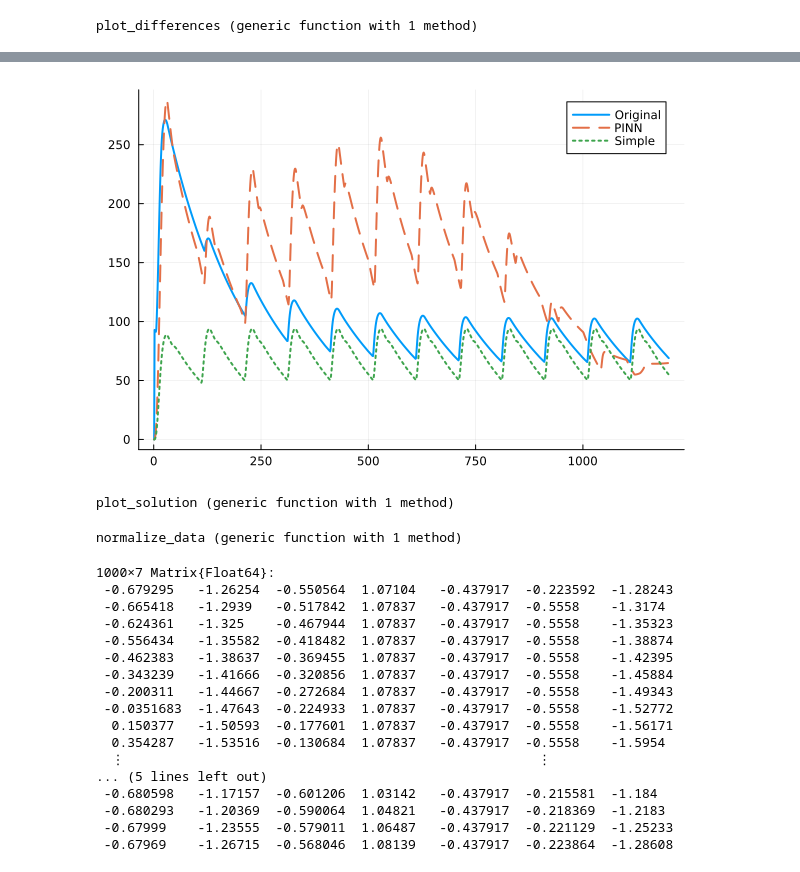
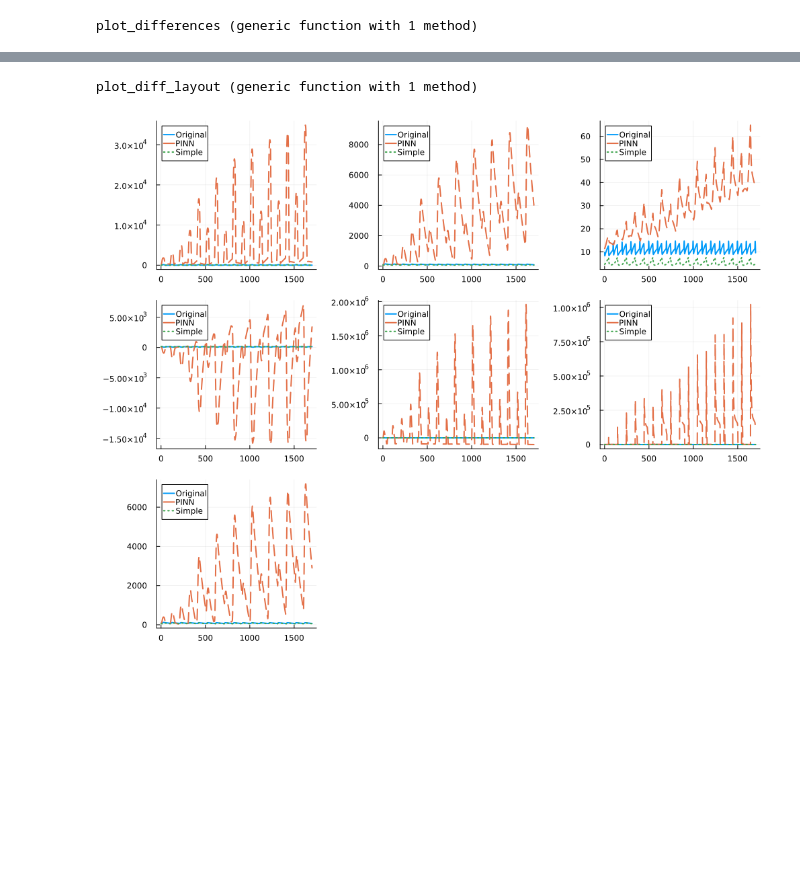
Before and after one commit to mdydek/PINNFuser.jl, a Jupyter notebook: SR/plots_benchmarks.ipynb, the cells around one changed output, grey strips where cells are left out. Cells and saved outputs as stored; diff of their text form; code cells hidden in the pictures; blank space fills up the shorter version.

```diff
--- a/SR/plots_benchmarks.ipynb
+++ b/SR/plots_benchmarks.ipynb
@@ -100,9 +101,5 @@ plot_differences(1)
-# %%
-plot_differences(7)
-# %% [output]
-[figure, removed]
 # %%
-function plot_solution(sol, tspan::Tuple{Float64, Float64})
+function plot_diff_layout()
     layout = @layout [a b c; d e f; g e f]
 
     plot(
@@ -112,44 +109,14 @@ function plot_solution(sol, tspan::Tuple{Float64, Float64})
         plot_differences(4),
         plot_differences(5),
         plot_differences(6),
-        plot_differences(7)
+        plot_differences(7),
         layout = layout,
         size = (1000, 800)
     )
 end
 # %% [output]
-plot_solution (generic function with 1 method)
+plot_diff_layout (generic function with 1 method)
-# %%
-using Statistics
-
-function normalize_data(data)
-    means = mean(data, dims=1)
-    stds = std(data, dims=1)
-
-    normalized = (data .- means) ./ stds
-
-    return normalized, means, stds
-end
-# %% [output]
-normalize_data (generic function with 1 method)
-# %%
-norm_data, norm_means, norm_stds = normalize_data(simple_data)
-norm_data
-# %% [output]
-1000×7 Matrix{Float64}:
- -0.679295   -1.26254  -0.550564  1.07104   -0.437917  -0.223592  -1.28243
- -0.665418   -1.2939   -0.517842  1.07837   -0.437917  -0.5558    -1.3174
- -0.624361   -1.325    -0.467944  1.07837   -0.437917  -0.5558    -1.35323
- -0.556434   -1.35582  -0.418482  1.07837   -0.437917  -0.5558    -1.38874
- -0.462383   -1.38637  -0.369455  1.07837   -0.437917  -0.5558    -1.42395
- -0.343239   -1.41666  -0.320856  1.07837   -0.437917  -0.5558    -1.45884
- -0.200311   -1.44667  -0.272684  1.07837   -0.437917  -0.5558    -1.49343
- -0.0351683  -1.47643  -0.224933  1.07837   -0.437917  -0.5558    -1.52772
-  0.150377   -1.50593  -0.177601  1.07837   -0.437917  -0.5558    -1.56171
-  0.354287   -1.53516  -0.130684  1.07837   -0.437917  -0.5558    -1.5954
-  ⋮                                                     ⋮
-... (5 lines left out)
- -0.680598   -1.17157  -0.601206  1.03142   -0.437917  -0.215581  -1.184
- -0.680293   -1.20369  -0.590064  1.04821   -0.437917  -0.218369  -1.2183
- -0.67999    -1.23555  -0.579011  1.06487   -0.437917  -0.221129  -1.25233
- -0.67969    -1.26715  -0.568046  1.08139   -0.437917  -0.223864  -1.28608
+# %%
+plot_diff_layout()
+# %% [output]
+[figure, added]
```
Also changed, not shown: parts of 5 cells of this notebook.
